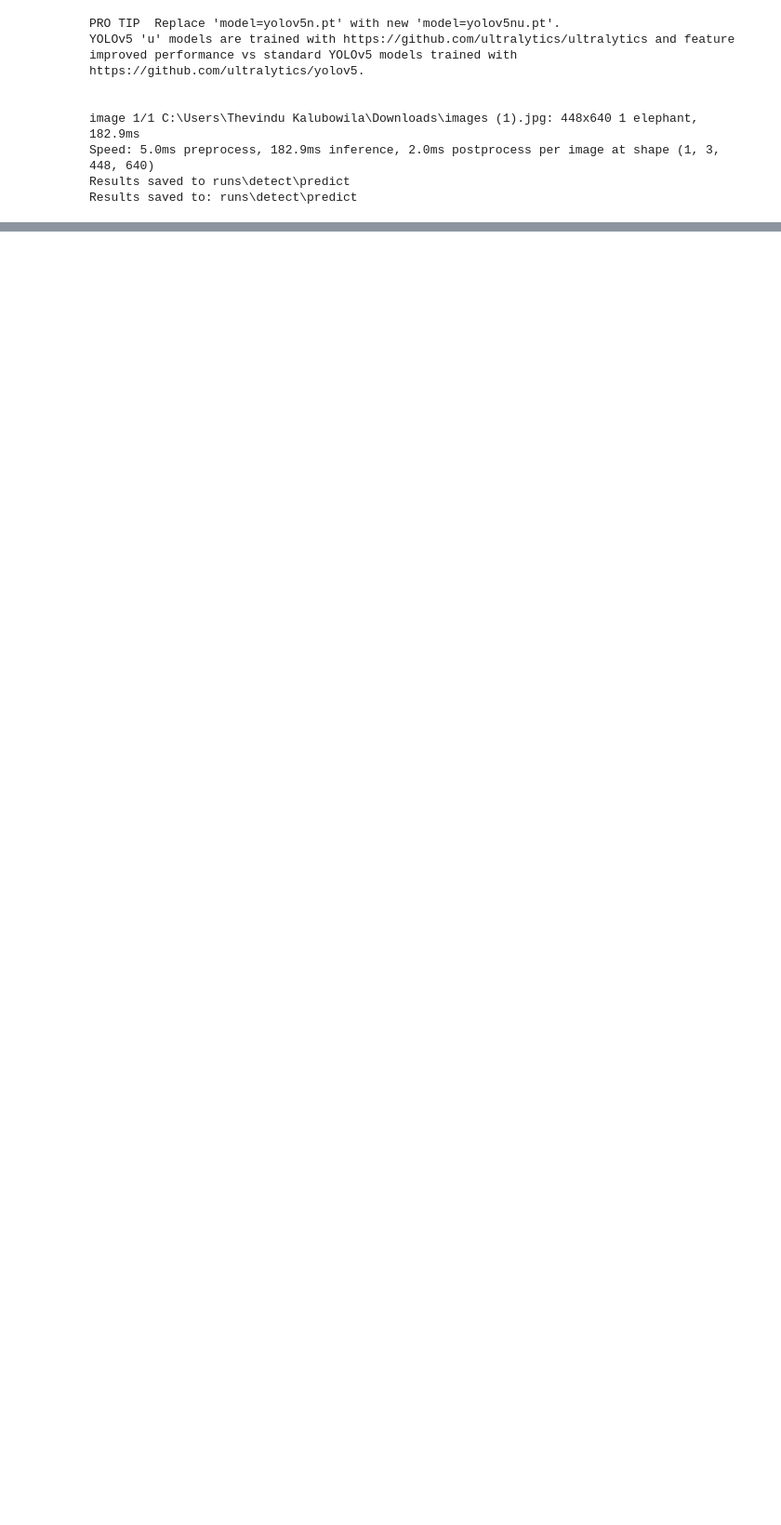
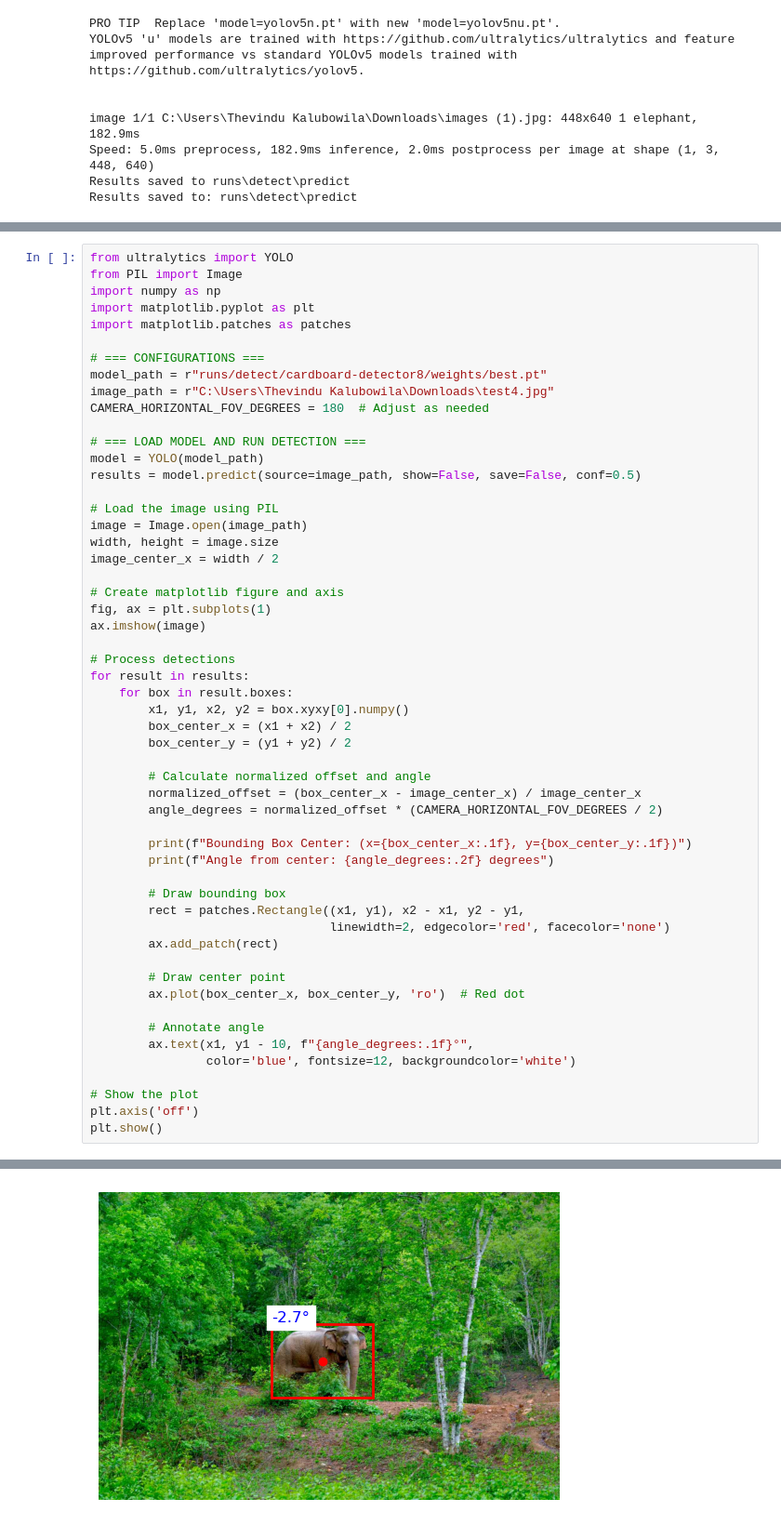
Before and after one commit to ThevinduSK/Elephants-Intrusion-Detection, a Jupyter notebook: yolov5/test.ipynb, the cells around one changed output, grey strips where cells are left out. Shown: that part at 93% size. Saved outputs shown, nothing was run; the diff lists cells and outputs as text; blank space fills up the shorter version.

```diff
--- a/yolov5/test.ipynb
+++ b/yolov5/test.ipynb
@@ -192,0 +247,55 @@ Results saved to: runs\detect\predict
+# %%
+from ultralytics import YOLO
+from PIL import Image
+import numpy as np
+import matplotlib.pyplot as plt
+import matplotlib.patches as patches
+
+# === CONFIGURATIONS ===
+model_path = r"runs/detect/cardboard-detector8/weights/best.pt"
+image_path = r"C:\Users\Thevindu Kalubowila\Downloads\test4.jpg"
+CAMERA_HORIZONTAL_FOV_DEGREES = 180  # Adjust as needed
+
+# === LOAD MODEL AND RUN DETECTION ===
+model = YOLO(model_path)
+results = model.predict(source=image_path, show=False, save=False, conf=0.5)
+
+# Load the image using PIL
+image = Image.open(image_path)
+width, height = image.size
+image_center_x = width / 2
+
+# Create matplotlib figure and axis
+fig, ax = plt.subplots(1)
+ax.imshow(image)
+
+# Process detections
+for result in results:
+    for box in result.boxes:
+        x1, y1, x2, y2 = box.xyxy[0].numpy()
+        box_center_x = (x1 + x2) / 2
+        box_center_y = (y1 + y2) / 2
+
+        # Calculate normalized offset and angle
+        normalized_offset = (box_center_x - image_center_x) / image_center_x
+        angle_degrees = normalized_offset * (CAMERA_HORIZONTAL_FOV_DEGREES / 2)
+
+        print(f"Bounding Box Center: (x={box_center_x:.1f}, y={box_center_y:.1f})")
+        print(f"Angle from center: {angle_degrees:.2f} degrees")
+
+        # Draw bounding box
+        rect = patches.Rectangle((x1, y1), x2 - x1, y2 - y1,
+                                 linewidth=2, edgecolor='red', facecolor='none')
+        ax.add_patch(rect)
+
+        # Draw center point
+        ax.plot(box_center_x, box_center_y, 'ro')  # Red dot
+
+        # Annotate angle
+        ax.text(x1, y1 - 10, f"{angle_degrees:.1f}°",
+                color='blue', fontsize=12, backgroundcolor='white')
+
+# Show the plot
+plt.axis('off')
+plt.show()
+# %% [output]
@@ -192,0 +306 @@ Results saved to: runs\detect\predict
+[figure, added]
```
Also changed, not shown: parts of 3 cells of this notebook, 1 other file.
